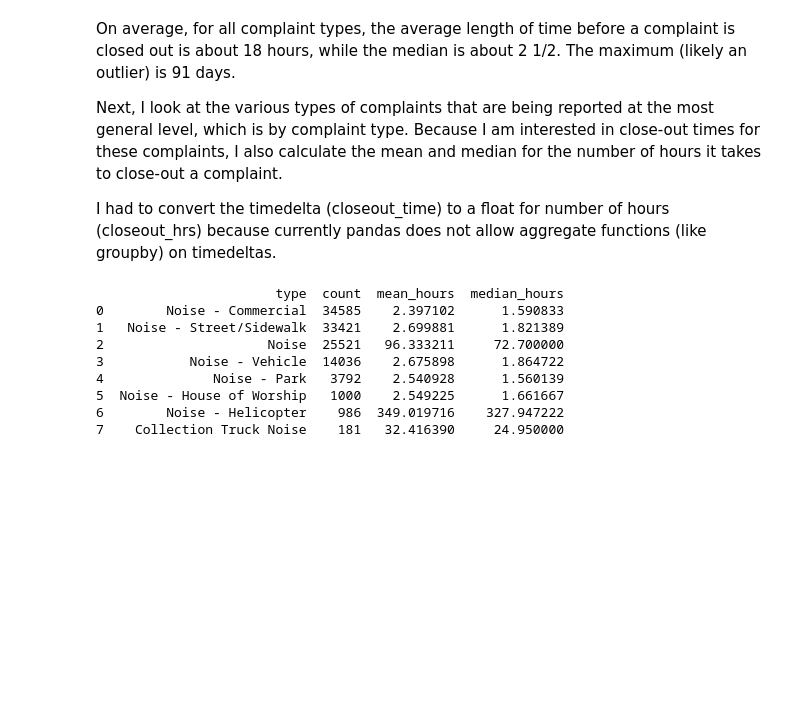
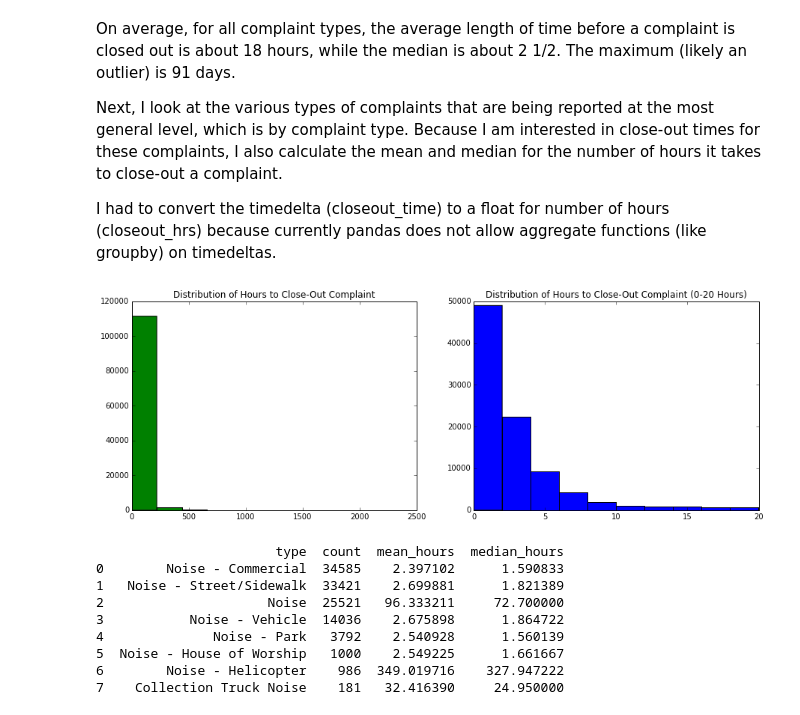
Before and after one commit to Yue1Harriet1Huang/GA-Data-Science, a Jupyter notebook: Final_Project_20141119.ipynb, the cells around one changed output. Saved outputs shown, nothing was run; the diff lists cells and outputs as text; code cells hidden in the pictures; blank space fills up the shorter version.

```diff
--- a/Final_Project_20141119.ipynb
+++ b/Final_Project_20141119.ipynb
@@ -30,7 +30,6 @@ warnings.filterwarnings('ignore')
 # %% [markdown]
 #####Import data from github
 # %%
-#noise_raw = pd.read_csv("https://raw.githubusercontent.com/shirin0604/GA-Data-Science/master/311_Noise_Complaints_20130921_through_20140920.csv")
-noise_raw = pd.read_csv("/Users/Hashim/Dropbox (Personal)/Columbia/Fall 2014/GA Data Science/GA-Data-Science/311_Noise_Complaints_20130921_through_20140920.csv")
+noise_raw = pd.read_csv("https://raw.githubusercontent.com/shirin0604/GA-Data-Science/master/311_Noise_Complaints_20130921_through_20140920.csv")
 
 noise_raw.columns.values
@@ -125,6 +107,21 @@ Next, I look at the various types of complaints that are being reported at the m
 I had to convert the timedelta (closeout_time) to a float for number of hours (closeout_hrs) because currently pandas does not allow aggregate functions (like groupby) on timedeltas.
 # %%
 noise_c['closeout_hrs'] = noise_c['closeout_time'].map(lambda x: x/np.timedelta64(1,'h'))
+# %%
+noise_c_20 = noise_c.ix[ ( noise_c['closeout_hrs'] < 20 ) ]
+
+fig = plt.figure(figsize=(15,5))
+ax1 = fig.add_subplot(1,2,1)
+ax2 = fig.add_subplot(1,2,2)
+
+ax1.hist(noise_c['closeout_hrs'],color='g')
+ax2.hist(noise_c_20['closeout_hrs'],color='b')
+
+ax1.set_title("Distribution of Hours to Close-Out Complaint")
+ax2.set_title("Distribution of Hours to Close-Out Complaint (0-20 Hours)")
+plt.show()
+# %% [output]
+[figure, added]
 # %%
 type_data = pd.DataFrame({'mean_hours' : noise_c.groupby( ['type'] )['closeout_hrs'].mean(),
                                'median_hours' : noise_c.groupby(['type'] )['closeout_hrs'].median(),
```
Also changed, not shown: parts of 21 cells of this notebook, 1 other file.
